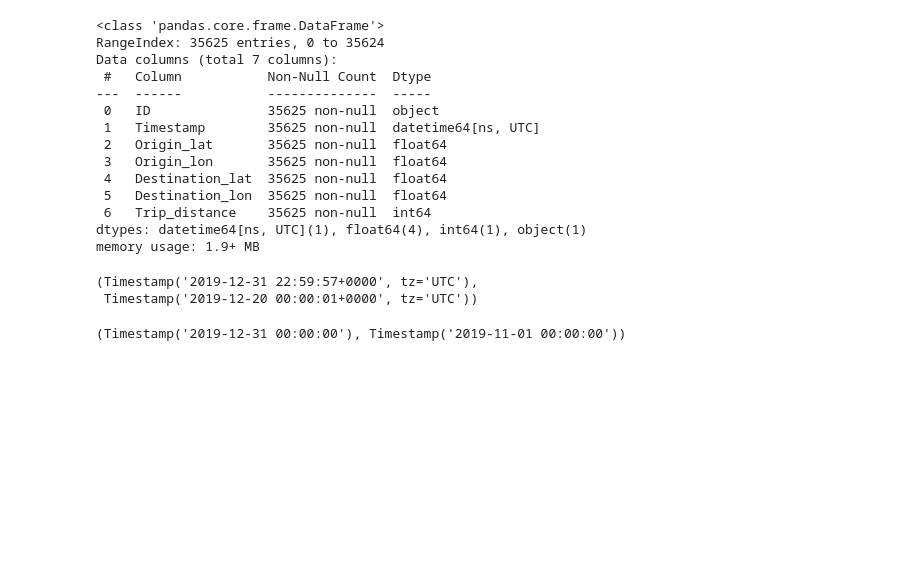
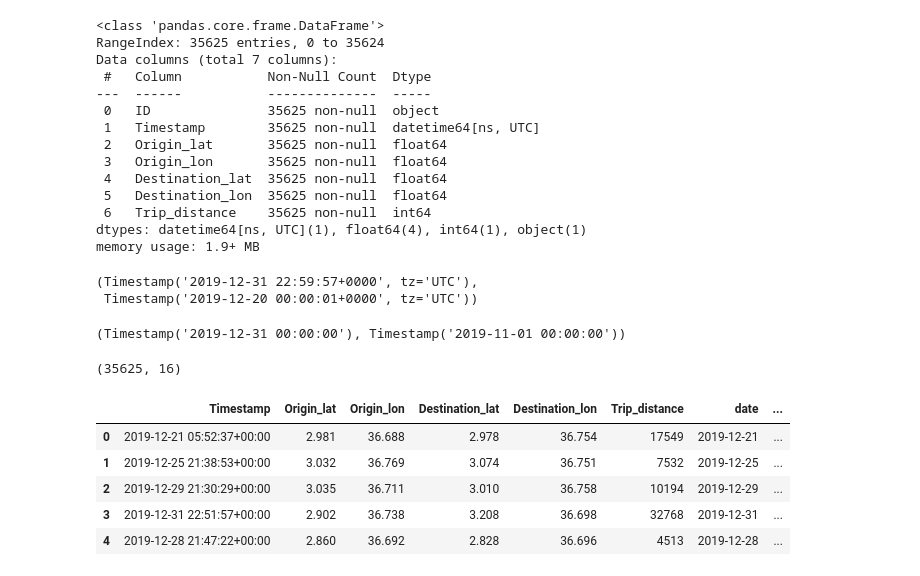
Before and after one commit to Azie88/Estimated-Time-of-Arrival-ETA-Prediction, a Jupyter notebook: Dev/Project_notebook.ipynb, the cells around one changed output. Cells and saved outputs as stored; diff of their text form; code cells hidden in the pictures; blank space fills up the shorter version.

```diff
--- a/Dev/Project_notebook.ipynb
+++ b/Dev/Project_notebook.ipynb
@@ -1359,10 +1366,18 @@ weather_df['date'].max(), weather_df['date'].min()
 # drop 'ID' column
 testing.drop(['ID'],axis=1, inplace = True)
 # %%
-# Merge 'Weather' and 'training' on date column
+# Merge 'Weather' and 'testing' on date column
 
 testing['date']=testing['Timestamp'].dt.date
-testing['date']=pd.to_datetime(training['date'])
-training_merged=pd.merge(training,weather_df, how='left', on='date')
-print(training_merged.shape)
-training_merged.head()
+testing['date']=pd.to_datetime(testing['date'])
+testing_merged=pd.merge(testing,weather_df, how='left', on='date')
+print(testing_merged.shape)
+testing_merged.head()
+# %% [output]
+(35625, 16)
+|  | Timestamp | Origin_lat | Origin_lon | Destination_lat | Destination_lon | Trip_distance | date | ... |
+| 0 | 2019-12-21 05:52:37+00:00 | 2.981 | 36.688 | 2.978 | 36.754 | 17549 | 2019-12-21 | ... |
+| 1 | 2019-12-25 21:38:53+00:00 | 3.032 | 36.769 | 3.074 | 36.751 | 7532 | 2019-12-25 | ... |
+| 2 | 2019-12-29 21:30:29+00:00 | 3.035 | 36.711 | 3.010 | 36.758 | 10194 | 2019-12-29 | ... |
+| 3 | 2019-12-31 22:51:57+00:00 | 2.902 | 36.738 | 3.208 | 36.698 | 32768 | 2019-12-31 | ... |
+| 4 | 2019-12-28 21:47:22+00:00 | 2.860 | 36.692 | 2.828 | 36.696 | 4513 | 2019-12-28 | ... |
```
Also changed, not shown: parts of 11 cells of this notebook.
